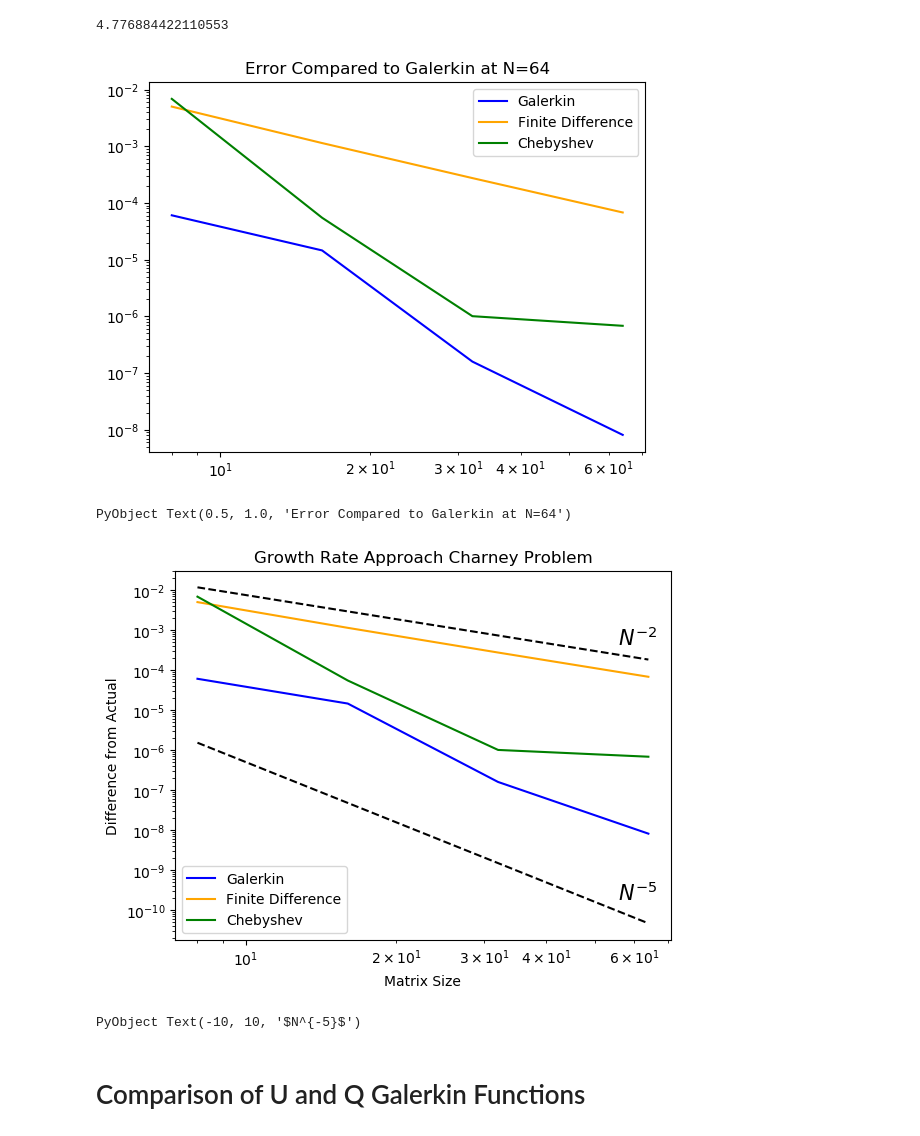
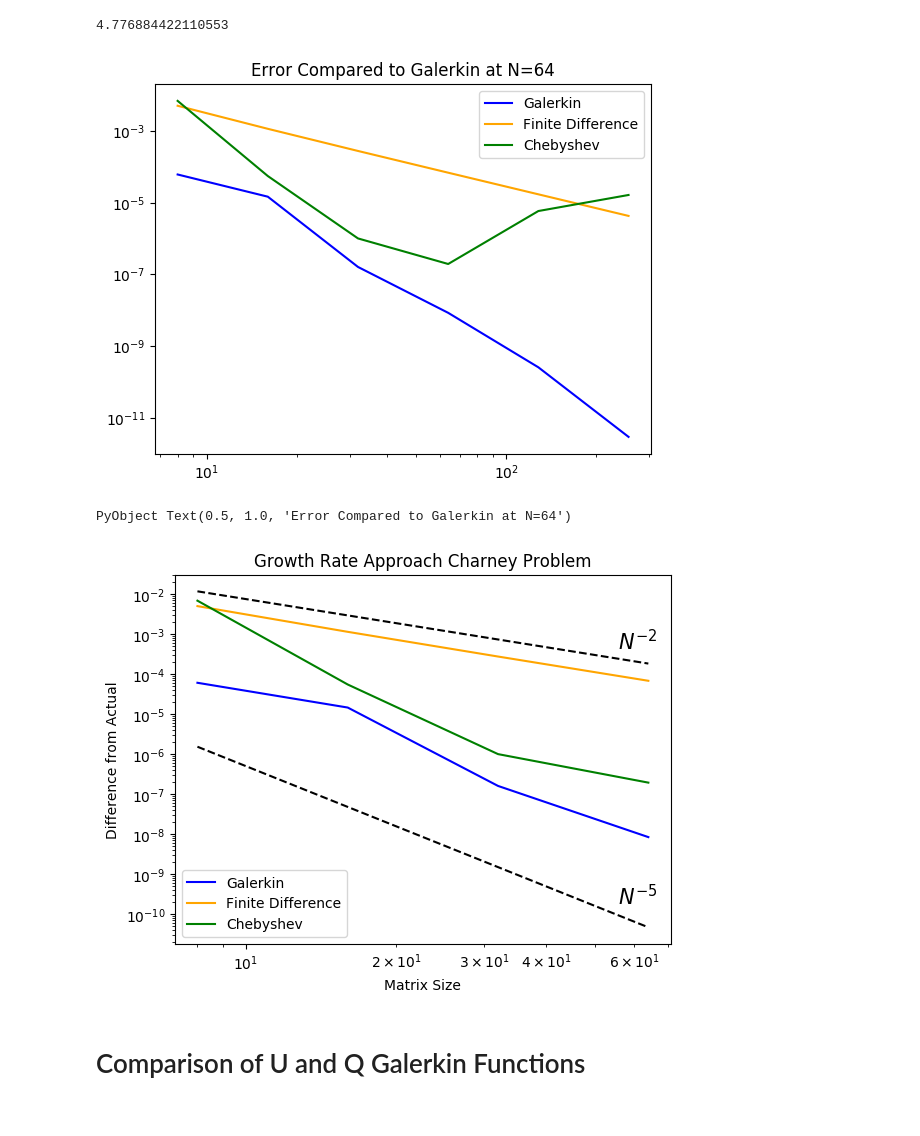
Before and after one commit to mwatwood-cu/QG-Galerkin, a Jupyter notebook: Julia1Version/Charney.ipynb, the cells around one changed output. Cells and saved outputs as stored; diff of their text form; code cells hidden in the pictures.

```diff
--- a/Julia1Version/Charney.ipynb
+++ b/Julia1Version/Charney.ipynb
@@ -133,23 +133,16 @@ kxStart = 0.2
 kxFinish = 20.
 kxs = collect(LinRange(kxStart, kxFinish, steps))
 
-#matrixSize = 280
-#growthRates_Best_F, vectors_Best_F, w_speeds_Best_F = growthRateEigenValues_fd(matrixSize, beta, ky, kxs, S_OC, u_OC)
-#plot(kxs,growthRates_Best_F)
-
-#growthRates_Best_C, vectors_Best_C, w_speeds_Best_C = growthRateEigenValues_Cheb(matrixSize, beta, ky, kxs, S_OC, dq_OC, -2, 0, first_coefficient)
-#plot(kxs, growthRates_Best_C)
-
-matrixSize = 128
-eigenValuesAndVectors_128 = getCompleteStabilityEigenObjectsOfKx(matrixSize, beta, ky, kxs, S_OC, dq_OC, du_OC, -2, 0, first_coefficient)
-growthRates_Best_G, vectors_Best_G, w_speeds_Best_G = getStabilityValues(eigenValuesAndVectors_128, kxs)
+matrixSize = 280
+eigenValuesAndVectors_280 = getCompleteStabilityEigenObjectsOfKx(matrixSize, beta, ky, kxs, S_OC, dq_OC, du_OC, -2, 0, first_coefficient)
+growthRates_Best_G, vectors_Best_G, w_speeds_Best_G = getStabilityValues(eigenValuesAndVectors_280, kxs)
 
 bestValue_OC = findmax(growthRates_Best_G)
 kxValue = kxs[bestValue_OC[2]]
 # %% [output]
 4.776884422110553
 # %%
-nValues = 2 .^(3:6)
+nValues = 2 .^(3:8)
 #Use below for larger range
 #nValues = 2 .^(3:8)
 
@@ -183,40 +176,39 @@ xscale("log")
 legend(loc="upper right")
 title("Error Compared to Galerkin at N=64")
 # %% [output]
-[figure, old version]
+[figure, new version]
 PyObject Text(0.5, 1.0, 'Error Compared to Galerkin at N=64')
 # %%
-plot(nValues, abs.(growthRates_G.-bestValue_OC[1]), label="Galerkin",color="b")
-plot(nValues, abs.(growthRates_F.-bestValue_OC[1]), label="Finite Difference",color="orange")
-plot(nValues, abs.(growthRates_C.-bestValue_OC[1]), label="Chebyshev",color="g")
-plot(nValues, .75*float(nValues).^-2, color="k", linestyle="dashed")
-plot(nValues, .05*float(nValues).^-5, color="k", linestyle="dashed")
+plot(nValues[1:end-2], abs.(growthRates_G[1:end-2].-bestValue_OC[1]), label="Galerkin",color="b")
+plot(nValues[1:end-2], abs.(growthRates_F[1:end-2].-bestValue_OC[1]), label="Finite Difference",color="orange")
+plot(nValues[1:end-2], abs.(growthRates_C[1:end-2].-bestValue_OC[1]), label="Chebyshev",color="g")
+plot(nValues[1:end-2], .75*float(nValues[1:end-2]).^-2, color="k", linestyle="dashed")
+plot(nValues[1:end-2], .05*float(nValues[1:end-2]).^-5, color="k", linestyle="dashed")
 title("Growth Rate Approach Charney Problem")
 xlabel("Matrix Size")
 ylabel("Difference from Actual")
 yscale("log")
 xscale("log")
 legend(loc="lower left")
 annotate(L"$N^{-2}$",
 	xy=[1;0.75],
 	xycoords="axes fraction",
 	xytext=[-10,10],
 	textcoords="offset points",
 	fontsize=15.0,
 	ha="right",
 	va="bottom")
 annotate(L"$N^{-5}$",
 	xy=[1;0.06],
 	xycoords="axes fraction",
 	xytext=[-10,10],
 	textcoords="offset points",
 	fontsize=15.0,
 	ha="right",
 	va="bottom")
-#savefig("OCApproach.eps", format="eps", dpi=1000)
+savefig("OCApproach.eps", format="eps", dpi=1000)
 # %% [output]
-[figure, old version]
+[figure, new version]
-PyObject Text(-10, 10, '$N^{-5}$')
 # %% [markdown]
 # Comparison of U and Q Galerkin Functions
 # %%
```
Also changed, not shown: parts of 7 cells of this notebook, 2 other files.
